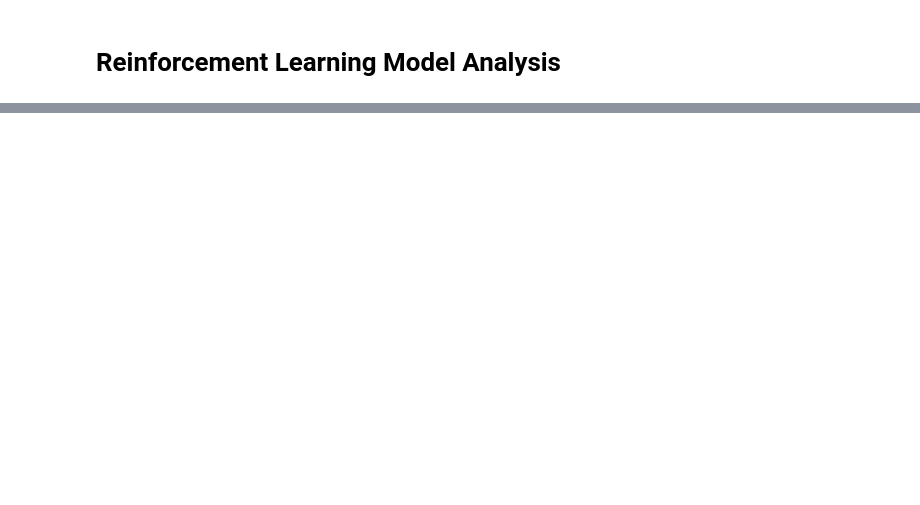
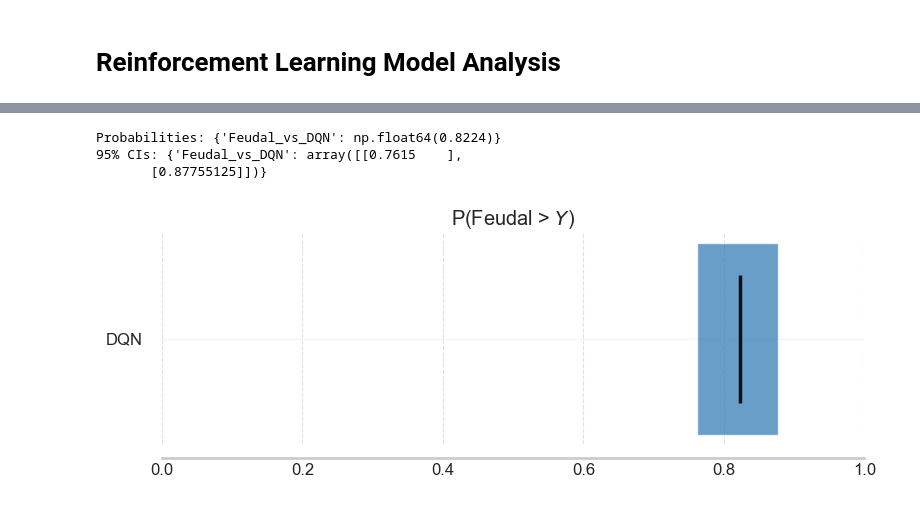
Before and after one commit to Aidan-Jared/COMPSCI_760_Reinforcement, a Jupyter notebook: Atari/perform_analysis.ipynb, the cells around one changed output, grey strips where cells are left out. Drawn from its saved outputs; the diff is of its cells as text; code cells hidden in the pictures; blank space fills up the shorter version.

```diff
--- a/Atari/perform_analysis.ipynb
+++ b/Atari/perform_analysis.ipynb
@@ -192,0 +329,52 @@ plot_annotated_profile(
+# %%
+
+algorithm_pairs = {
+    'Feudal_vs_DQN': (normalized_scores_2d['Feudal'], normalized_scores_2d['DQN'])
+}
+
+probabilities, probability_cis = rly.get_interval_estimates(
+    algorithm_pairs,
+    metrics.probability_of_improvement,
+    reps=10000
+)
+
+print(f"Probabilities: {probabilities}")
+print(f"95% CIs: {probability_cis}")
+
+fig, ax = plt.subplots(figsize=(8, 3))
+h = 0.6
+
+for i, (alg_pair, prob) in enumerate(probabilities.items()):
+    alg_X, alg_Y = alg_pair.split('_vs_')
+
+    # Get the lower (l) and upper (u) bounds of the CI
+    (l, u) = probability_cis[alg_pair]
+
+    # Plot the 95% CI bar
+    ax.barh(y=i, width=u-l, height=h,
+            left=l, color=COLORS.get(alg_X, 'blue'), # Use color from your dict
+            alpha=0.75)
+
+    ax.vlines(x=prob, ymin=i - (h/2) + 0.1, ymax=i + (h/2) - 0.1,
+              color='black', alpha=0.9, linewidth=2.5)
+
+    ax.set_yticks([i])
+    ax.set_yticklabels([alg_Y])
+
+ax.set_title(fr'P({alg_X} > $Y$)', size='x-large')
+ax.set_ylabel(r'Algorithm $Y$', size='large')
+ax.set_xlabel('Probability of Improvement', size='large')
+
+ax.set_xlim(0.0, 1.0)
+ax.xaxis.set_major_locator(MaxNLocator(6))
+plot_utils._annotate_and_decorate_axis(ax, labelsize='large', ticklabelsize='large')
+ax.spines['left'].set_visible(False) # Remove left spine for a cleaner look
+
+plt.grid(axis='x', linestyle='--', alpha=0.6)
+plt.tight_layout()
+plt.show()
+# %% [output]
+Probabilities: {'Feudal_vs_DQN': np.float64(0.8224)}
+95% CIs: {'Feudal_vs_DQN': array([[0.7615    ],
+       [0.87755125]])}
+[figure, added]
```
Also changed, not shown: parts of 7 cells of this notebook, 3 other files.
